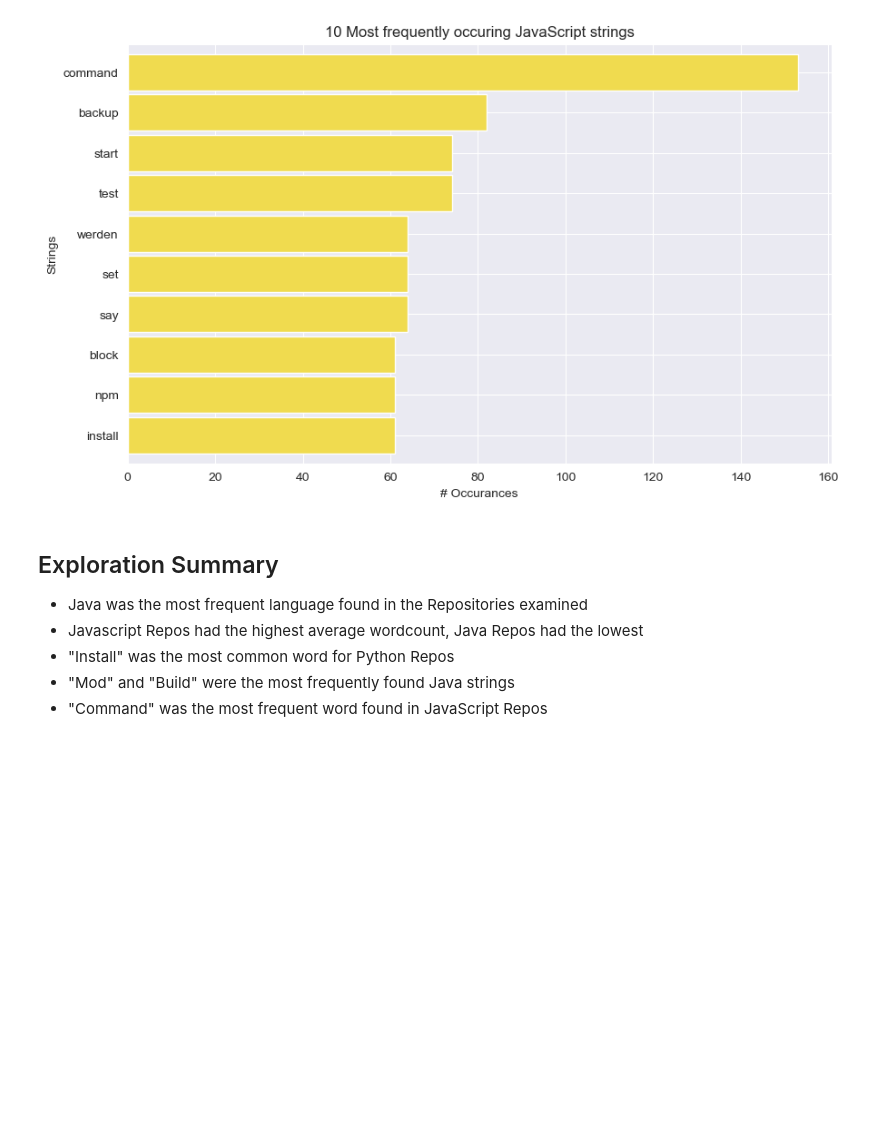
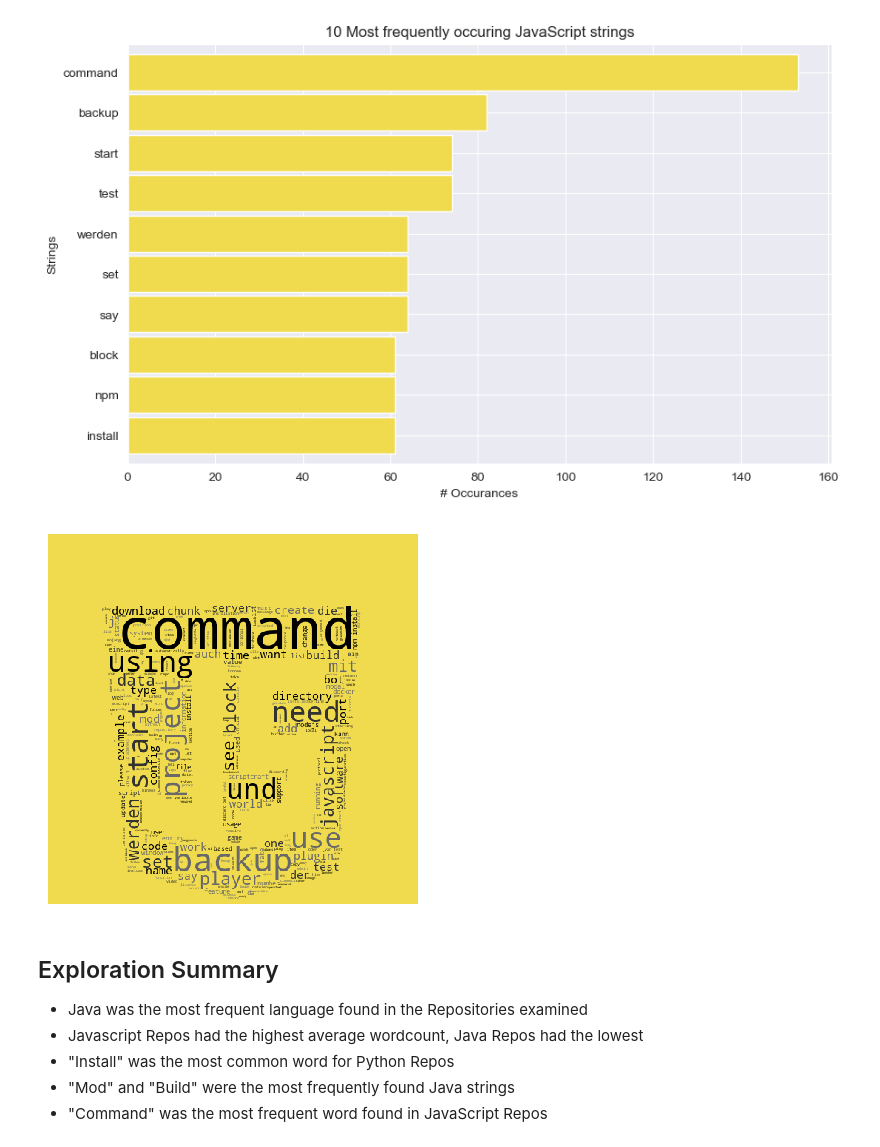
Before and after one commit to Doubtable-Steves-Linguistics/MinecraftNLP, a Jupyter notebook: final_project_notebook.ipynb, the cells around one changed output. Drawn from its saved outputs; the diff is of its cells as text; code cells hidden in the pictures; blank space fills up the shorter version.

```diff
--- a/final_project_notebook.ipynb
+++ b/final_project_notebook.ipynb
@@ -201,6 +192,10 @@ e.get_top10_java(train)
 e.get_top10_js(train)
 # %% [output]
 [figure]
+# %%
+e.get_js_wordcloud()
+# %% [output]
+[figure, added]
 # %% [markdown]
 ## Exploration Summary
 * Java was the most frequent language found in the Repositories examined
```
Also changed, not shown: parts of 5 cells of this notebook.
